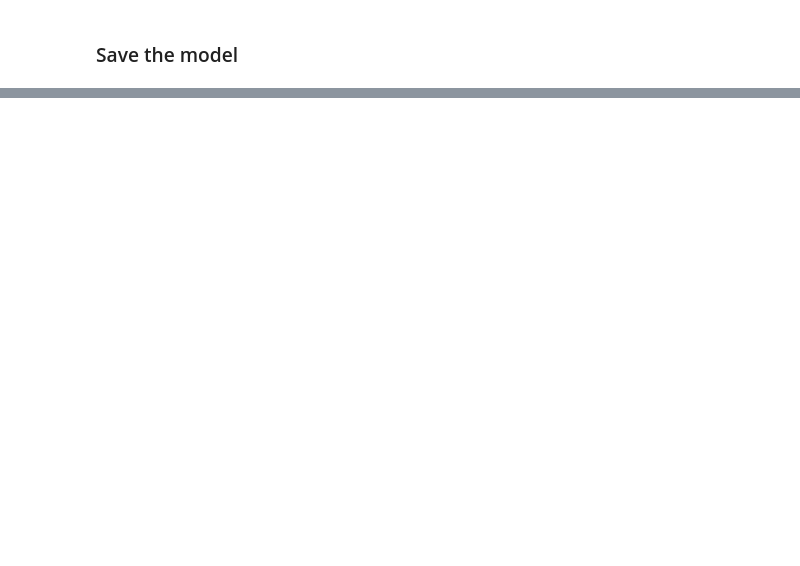
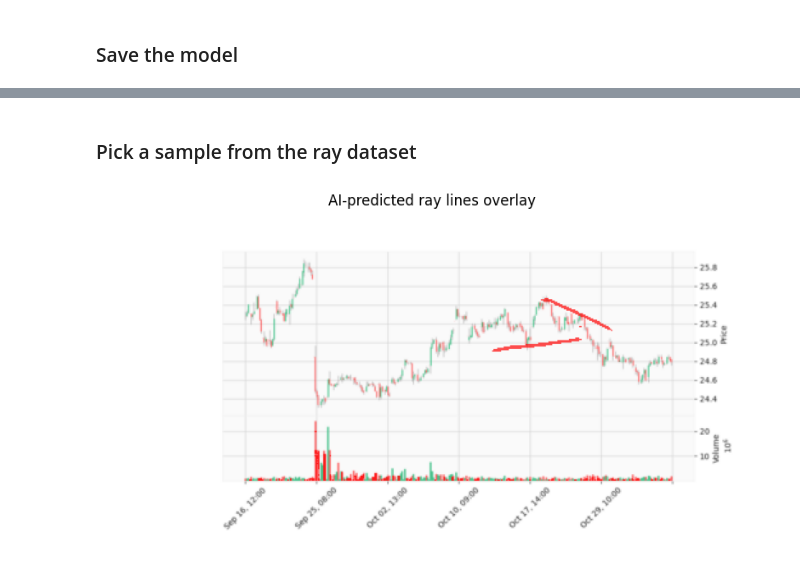
Before and after one commit to AlexHuc/OHLCV-technical-analysis, a Jupyter notebook: notebook.ipynb, the cells around one changed output, grey strips where cells are left out. Saved outputs shown, nothing was run; the diff lists cells and outputs as text; code cells hidden in the pictures; blank space fills up the shorter version.

```diff
--- a/notebook.ipynb
+++ b/notebook.ipynb
@@ -1541,0 +1648,4 @@ torch.save(model.state_dict(), "models/horizontal_unet.pth")
+# %%
+ray_model = UNet(in_channels=3, out_channels=1).to(device)
+ray_model.load_state_dict(torch.load("models/unet_ray.pth", map_location=device))
+ray_model.eval()
@@ -1541,0 +1670,36 @@ torch.save(model.state_dict(), "models/horizontal_unet.pth")
+# %% [markdown]
+### Pick a sample from the ray dataset
+# %%
+img, _ = ray_ds[0]               # img: [3,H,W] tensor
+x = img.unsqueeze(0).to(device)  # add batch dimension -> [1,3,H,W]
+# %%
+with torch.no_grad():
+    pred = ray_model(x)  # [1,1,H,W]
+
+pred = pred.squeeze(0).squeeze(0)  # remove batch & channel -> [H,W]
+mask = (pred > 0.5).float()        # binary mask
+# %%
+# Convert input image tensor to numpy
+img_np = img.permute(1, 2, 0).cpu().numpy()  # [H,W,C] in [0,1]
+
+# Convert predicted mask to numpy
+mask_np = mask.cpu().numpy()  # [H,W], binary mask
+
+# Create a copy for overlay
+overlay = img_np.copy()
+
+# Red color for ray lines
+overlay[mask_np == 1] = [1.0, 0.0, 0.0]  # red
+
+# Blend original image + overlay
+alpha = 0.7
+blended = (1 - alpha) * img_np + alpha * overlay
+
+# Plot
+plt.figure(figsize=(12, 5))
+plt.imshow(blended)
+plt.title("AI-predicted ray lines overlay")
+plt.axis("off")
+plt.show()
+# %% [output]
+[figure, added]
```
Also changed, not shown: parts of 42 cells of this notebook, 1 other file.
